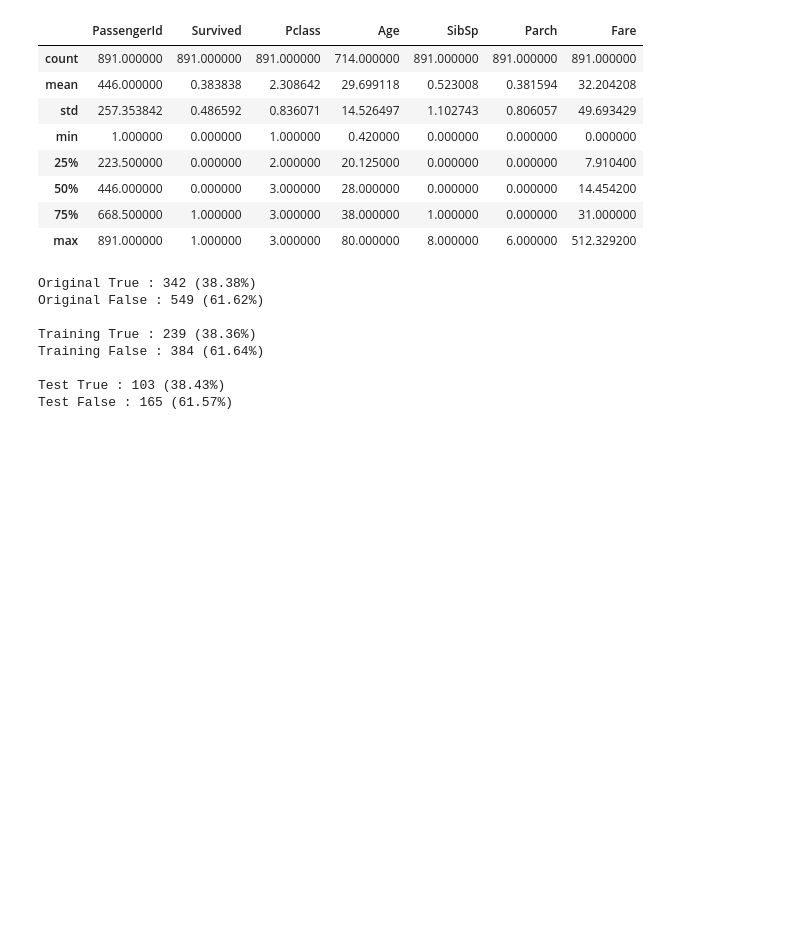
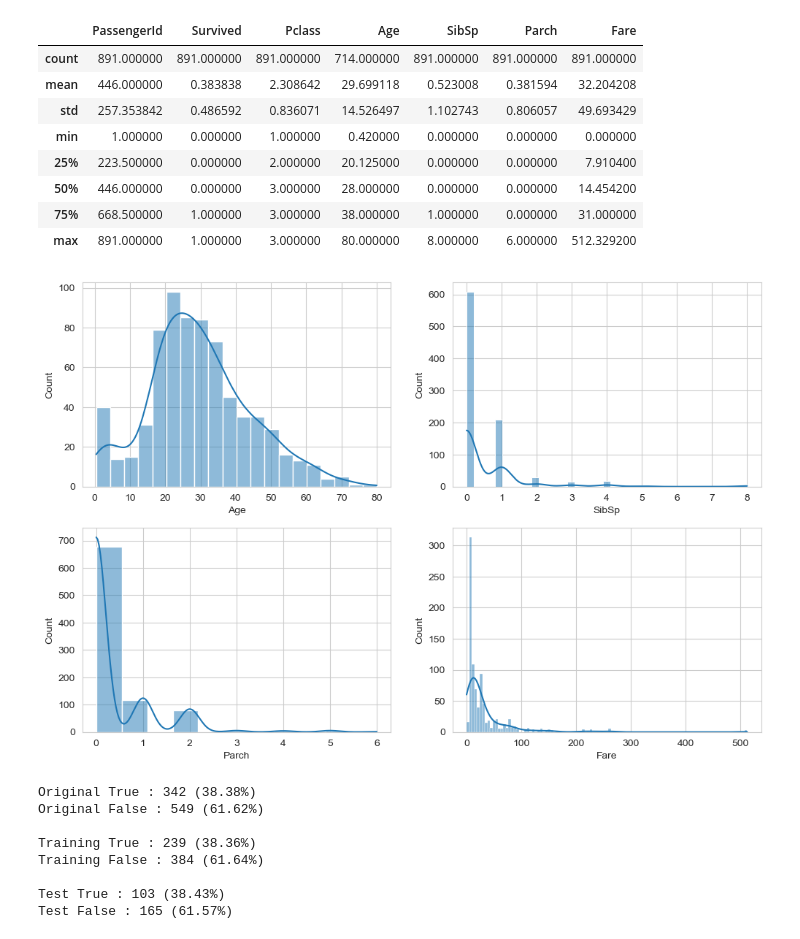
Before and after one commit to kevinsetio/Data_Analysis, a Jupyter notebook: Kaggle_Titanic/Titanic.ipynb, the cells around one changed output. Drawn from its saved outputs; the diff is of its cells as text; code cells hidden in the pictures; blank space fills up the shorter version.

```diff
--- a/Kaggle_Titanic/Titanic.ipynb
+++ b/Kaggle_Titanic/Titanic.ipynb
@@ -21,6 +23,6 @@ from sklearn import metrics
 import pickle
 # %%
-df = pd.read_csv('dataset/titanic_data.csv', skipinitialspace = True)
+df = pd.read_csv('titanic_data.csv', skipinitialspace = True)
 df.head()
 # %% [output]
 |  | PassengerId | Survived | Pclass | Name | Sex | Age | SibSp | Parch | Ticket | Fare | ... |
@@ -67,6 +69,17 @@ df.describe()
 # Definindo as variáveis de input e a variável target
 X = df.drop(['PassengerId', 'Name', 'Survived', 'Ticket', 'Cabin'], axis = 1)
 Y = df[['Survived']]
+# %%
+# Visualizando a distribuição dos dados
+sns.set_style("whitegrid")
+fig, axes = plt.subplots(2, 2, figsize = (12, 8))
+sns.histplot(data = X['Age'], kde = True, ax = axes[0, 0])
+sns.histplot(data = X['SibSp'], kde = True, ax = axes[0, 1])
+sns.histplot(data = X['Parch'], kde = True, ax = axes[1, 0])
+sns.histplot(data = X['Fare'], kde = True, ax = axes[1, 1])
+plt.show()
+# %% [output]
+[figure, added]
 # %%
 # Realizando o split
 X_train, X_test, Y_train, Y_test = train_test_split(X, Y, test_size = 0.30, random_state = 25)
```
Also changed, not shown: parts of 27 cells of this notebook.
